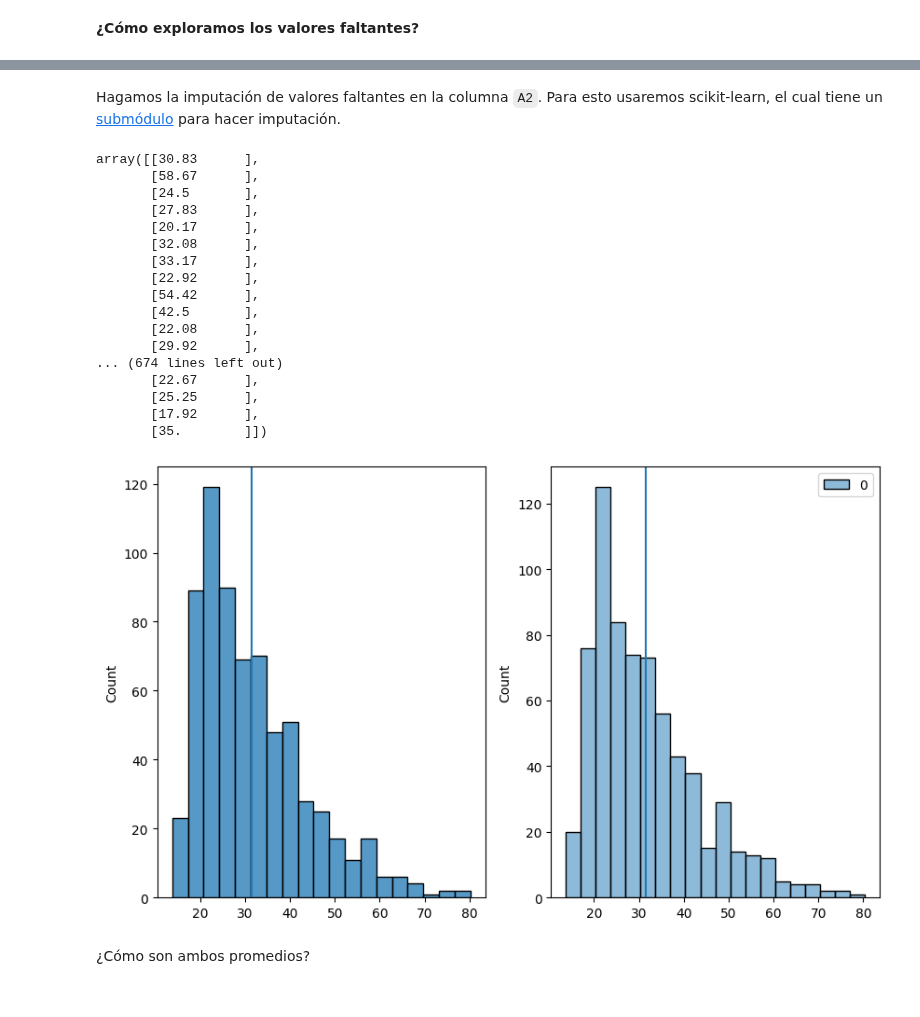
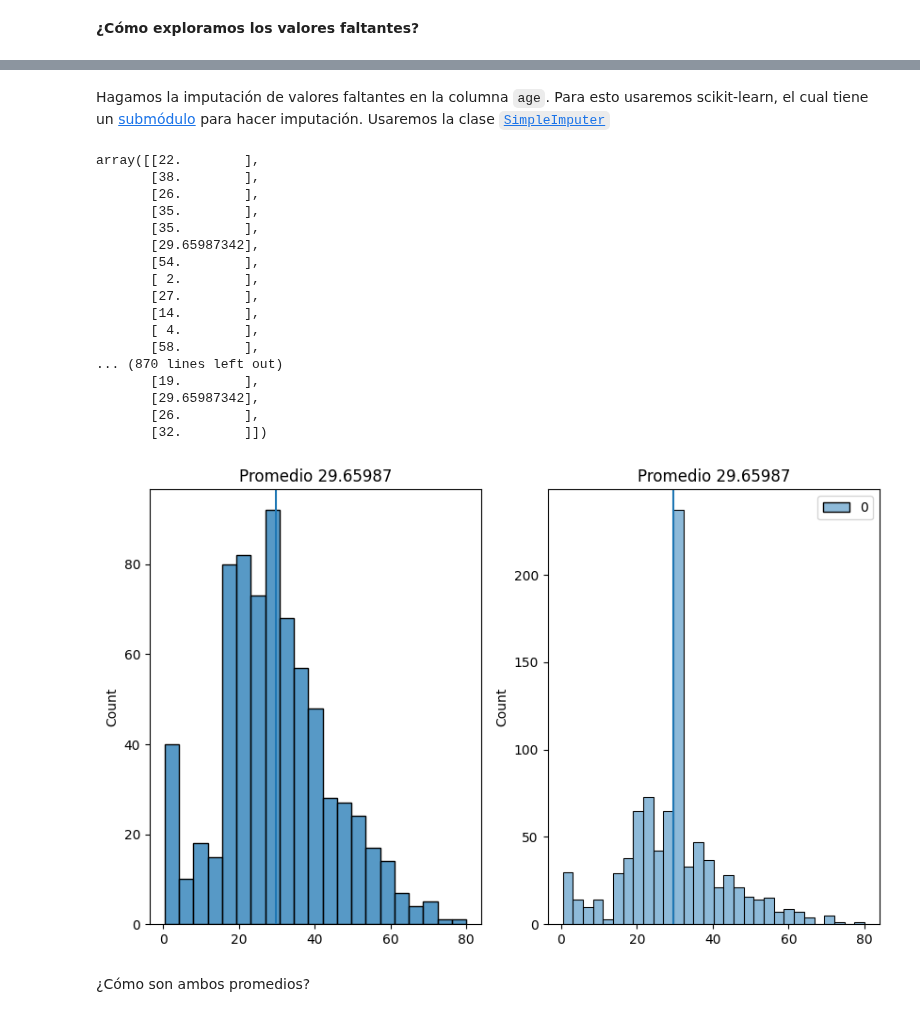
Before and after one commit to DCDPUAEM/DCDP, a Jupyter notebook: 03 Machine Learning/notebooks/01-Introduccion-Preprocesamiento.ipynb, the cells around one changed output, grey strips where cells are left out. Drawn from its saved outputs; the diff is of its cells as text; code cells hidden in the pictures.

```diff
--- a/03 Machine Learning/notebooks/01-Introduccion-Preprocesamiento.ipynb
+++ b/03 Machine Learning/notebooks/01-Introduccion-Preprocesamiento.ipynb
@@ -397,6 +370,6 @@ See the caveats in the documentation: https://pandas.pydata.org/pandas-docs/stab
 # %% [markdown]
 Una vez que hemos terminos de descartar algunos datos podemos resetear el índice.
 # %%
-df_limpio.reset_index(inplace=True,drop=True)
-df_limpio
+df.reset_index(inplace=True,drop=True)
+df
 # %% [output]
@@ -524,18 +438,0 @@ Cambiemos el tipo de las columnas `A2` y `A14`.
-# %%
-import numpy as np
-
-# Podríamos convertir el tipo así:
-# df2 = df.copy()
-# df2['A2'].astype('float')
-
-def cambiar_tipo(x):
-    try:
-        return float(x)
-    except:
-        return np.nan
-
-# Aplicamos la función en cada columna que presenta el problema
-columnas = ['A2','A14']
-for columna in columnas:
-    df[columna] = df[columna].apply(cambiar_tipo)
-df
@@ -602,0 +452,4 @@ df[df['A2'].isnull()]
+# %%
+df.dropna(subset=['embarked'],inplace=True)
+df.reset_index(inplace=True,drop=True)
+display(df.isna().sum())
@@ -603,44 +465,46 @@ df[df['A2'].isnull()]
 # %% [markdown]
-Hagamos la imputación de valores faltantes en la columna `A2`. Para esto usaremos scikit-learn, el cual tiene un [submódulo](https://scikit-learn.org/stable/modules/impute.html) para hacer imputación.
+Hagamos la imputación de valores faltantes en la columna `age`. Para esto usaremos scikit-learn, el cual tiene un [submódulo](https://scikit-learn.org/stable/modules/impute.html) para hacer imputación. Usaremos la clase [`SimpleImputer`](https://scikit-learn.org/stable/modules/generated/sklearn.impute.SimpleImputer.html)
 # %%
 from sklearn.impute import SimpleImputer
 
-A2_values = df['A2'].values
+age_values = df['age'].values  # Recolectamos los valores de la columna en un arreglo de numpy
 
 imp = SimpleImputer(missing_values=np.nan, strategy='mean')
-A2_new_values = imp.fit_transform(A2_values.reshape(-1,1))
-A2_new_values
+age_new_values = imp.fit_transform(age_values.reshape(-1,1))
+age_new_values
 # %% [output]
-array([[30.83      ],
-       [58.67      ],
-       [24.5       ],
-       [27.83      ],
-       [20.17      ],
-       [32.08      ],
-       [33.17      ],
-       [22.92      ],
-       [54.42      ],
-       [42.5       ],
-       [22.08      ],
-       [29.92      ],
-... (674 lines left out)
-       [22.67      ],
-       [25.25      ],
-       [17.92      ],
-       [35.        ]])
+array([[22.        ],
+       [38.        ],
+       [26.        ],
+       [35.        ],
+       [35.        ],
+       [29.65987342],
+       [54.        ],
+       [ 2.        ],
+       [27.        ],
+       [14.        ],
+       [ 4.        ],
+       [58.        ],
+... (870 lines left out)
+       [19.        ],
+       [29.65987342],
+       [26.        ],
+       [32.        ]])
 # %%
 import seaborn as sns
 import matplotlib.pyplot as plt
 
 plt.figure(figsize=(10,6))
 plt.subplot(1,2,1)
-sns.histplot(A2_values)
-plt.axvline(x=np.nanmean(A2_values))
+plt.title(f"Promedio {round(np.nanmean(age_values),5)}")
+sns.histplot(age_values)
+plt.axvline(x=np.nanmean(age_values))
 plt.subplot(1,2,2)
-sns.histplot(A2_new_values)
-plt.axvline(x=np.mean(A2_new_values))
+sns.histplot(age_new_values)
+plt.title(f"Promedio {round(np.mean(age_new_values),5)}")
+plt.axvline(x=np.mean(age_new_values))
 plt.show()
 # %% [output]
-[figure, old version]
+[figure, new version]
 # %% [markdown]
 ¿Cómo son ambos promedios?
```
Also changed, not shown: parts of 97 cells of this notebook.
